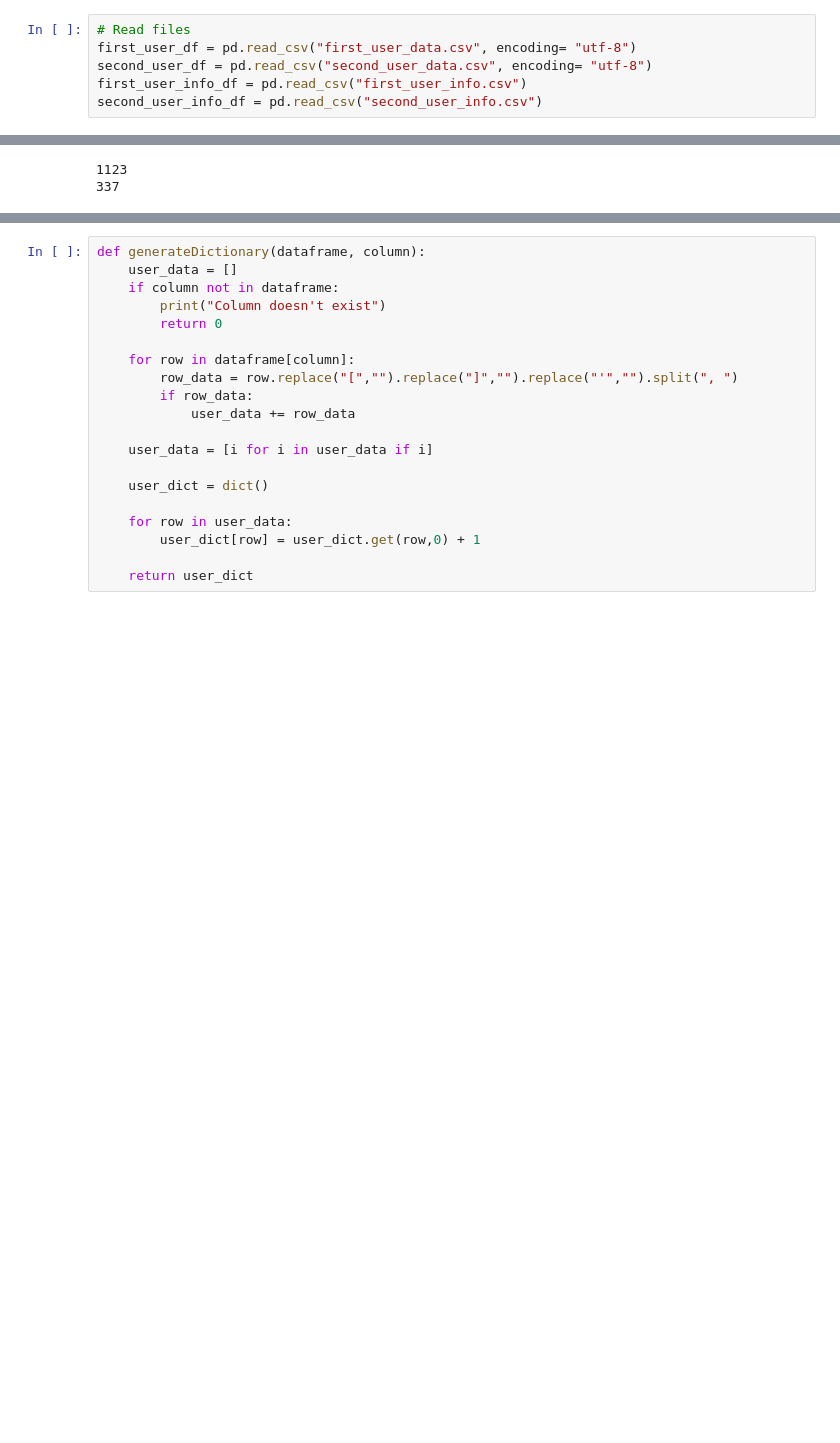
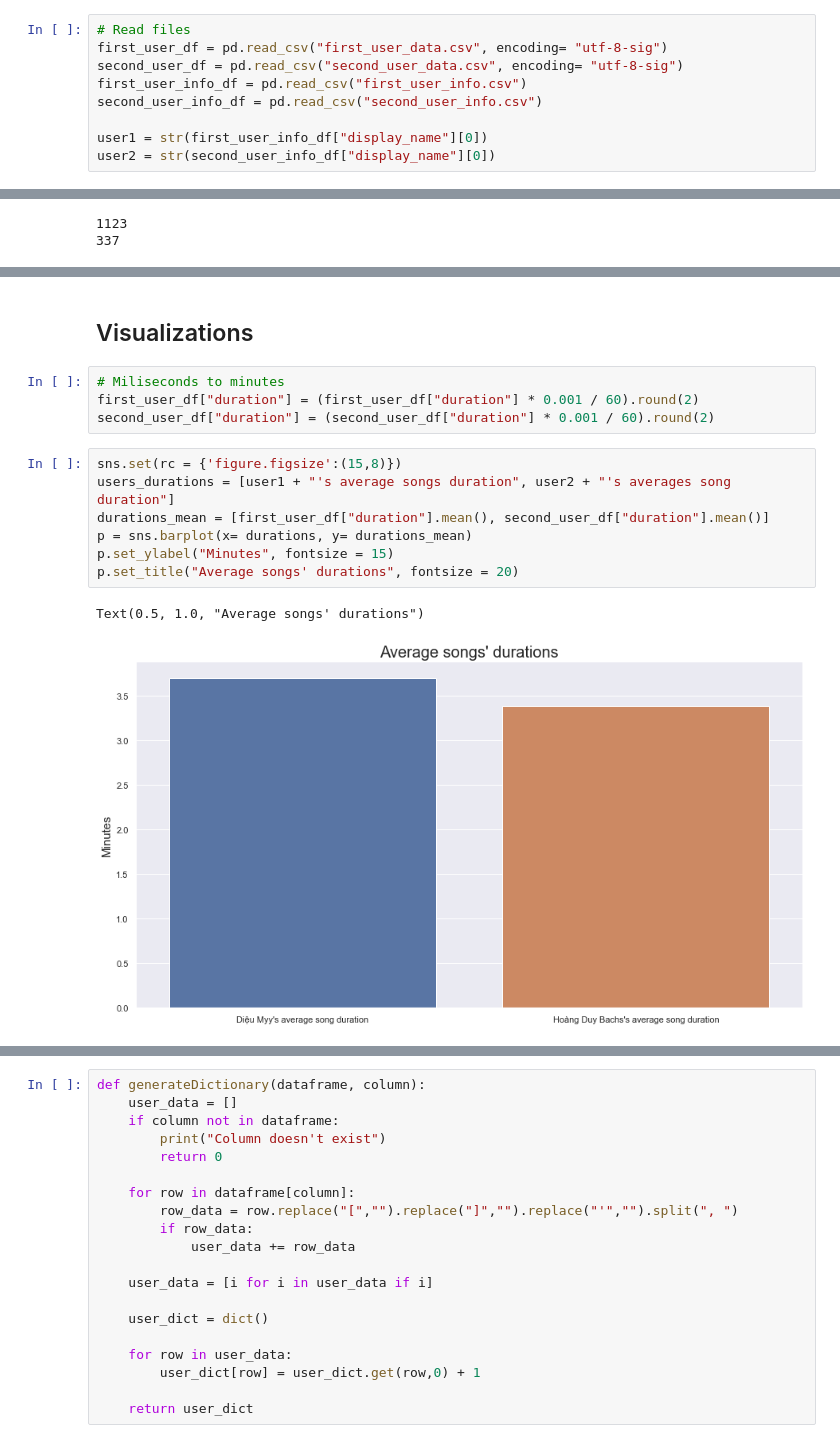
Before and after one commit to vutruong99/Spot1ny, a Jupyter notebook: Spot1ny.ipynb, the cells around one changed output, grey strips where cells are left out. Cells and saved outputs as stored; diff of their text form; blank space fills up the shorter version.

```diff
--- a/Spot1ny.ipynb
+++ b/Spot1ny.ipynb
@@ -7,9 +21,12 @@ import seaborn as sns
 # %%
 # Read files
-first_user_df = pd.read_csv("first_user_data.csv", encoding= "utf-8")
-second_user_df = pd.read_csv("second_user_data.csv", encoding= "utf-8")
+first_user_df = pd.read_csv("first_user_data.csv", encoding= "utf-8-sig")
+second_user_df = pd.read_csv("second_user_data.csv", encoding= "utf-8-sig")
 first_user_info_df = pd.read_csv("first_user_info.csv")
 second_user_info_df = pd.read_csv("second_user_info.csv")
+
+user1 = str(first_user_info_df["display_name"][0])
+user2 = str(second_user_info_df["display_name"][0])
 # %%
 print(len(first_user_df))
 print(len(second_user_df))
@@ -44,4 +63,20 @@ second_user_df.head()
 | 2 | 0k6LV1ohcK2hlNPwu1nVw9 | Cold Heart - Acoustic | Elton John | Cold Heart (Acoustic) | 66 | 195373 | https://i.scdn.co/image/ab67616d0... | ['glam rock', 'mellow gold', 'pia... |
 | 3 | 5JCoSi02qi3jJeHdZXMmR8 | favorite crime | Olivia Rodrigo | SOUR | 87 | 152666 | https://i.scdn.co/image/ab67616d0... | ['pop'] |
 | 4 | 3WbHsfnKTIpte7B14whqjF | the boy | lullaboy | the boy | 54 | 216530 | https://i.scdn.co/image/ab67616d0... | ['chill r&b'] |
+# %% [markdown]
+## Visualizations
+# %%
+# Miliseconds to minutes
+first_user_df["duration"] = (first_user_df["duration"] * 0.001 / 60).round(2)
+second_user_df["duration"] = (second_user_df["duration"] * 0.001 / 60).round(2)
+# %%
+sns.set(rc = {'figure.figsize':(15,8)})
+users_durations = [user1 + "'s average songs duration", user2 + "'s averages song duration"]
+durations_mean = [first_user_df["duration"].mean(), second_user_df["duration"].mean()]
+p = sns.barplot(x= durations, y= durations_mean)
+p.set_ylabel("Minutes", fontsize = 15)
+p.set_title("Average songs' durations", fontsize = 20)
+# %% [output]
+Text(0.5, 1.0, "Average songs' durations")
+[figure, added]
 # %%
```
Also changed, not shown: parts of 22 cells of this notebook.
